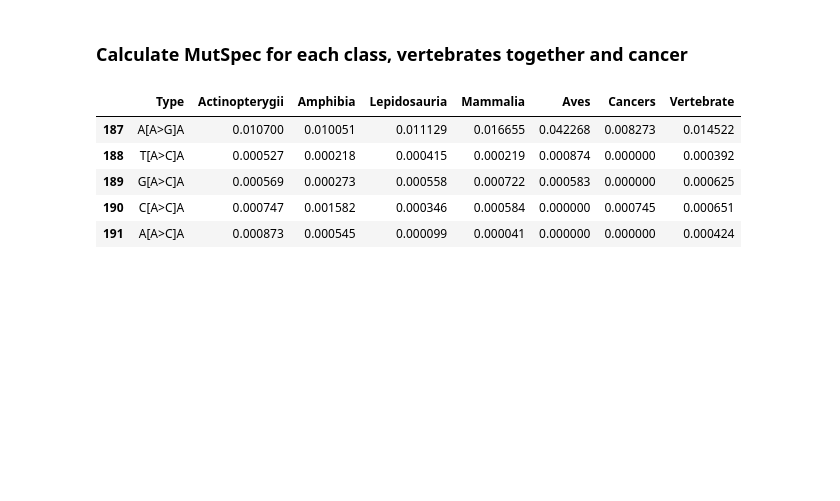
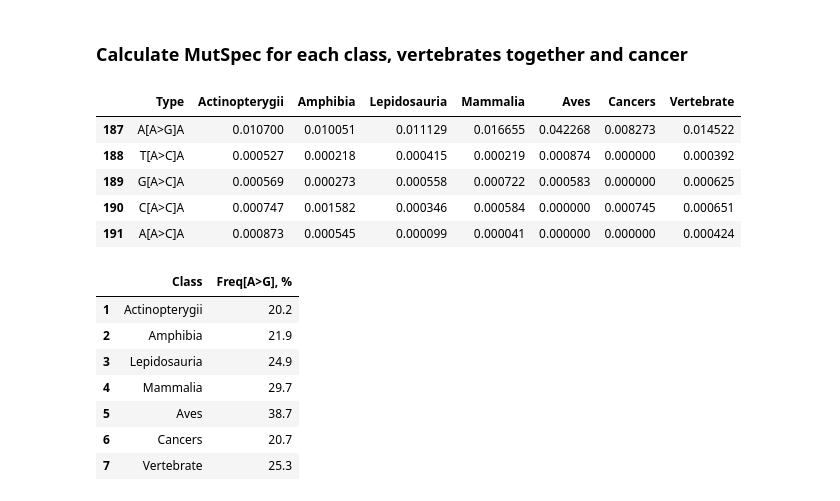
Before and after one commit to mitoclub/mtdna-192component-mutspec-chordata, a Jupyter notebook: scripts/signatures_analysis.ipynb, the cells around one changed output. Saved outputs shown, nothing was run; the diff lists cells and outputs as text; code cells hidden in the pictures; blank space fills up the shorter version.

```diff
--- a/scripts/signatures_analysis.ipynb
+++ b/scripts/signatures_analysis.ipynb
@@ -1038,3 +1038,19 @@ supl_file1.tail(5)
 | 191 | A[A>C]A | 0.000873 | 0.000545 | 0.000099 | 0.000041 | 0.000000 | 0.000000 | 0.000424 |
 # %%
 supl_file1.to_csv('../ToPaper/SuplFiles/SupplementaryTable2.csv', index=False)
+# %%
+df = pd.read_csv("../ToPaper/SuplFiles/SupplementaryTable2.csv")
+colname = "Freq[A>G], %"
+df = df[df.Type.str.contains("A>G")].sum().rename(colname).reset_index().tail(7)
+df[colname] = df[colname].astype(float).round(3) * 100
+df.rename(columns={"index": "Class"}, inplace=True)
+df
+# %% [output]
+|  | Class | Freq[A>G], % |
+| 1 | Actinopterygii | 20.2 |
+| 2 | Amphibia | 21.9 |
+| 3 | Lepidosauria | 24.9 |
+| 4 | Mammalia | 29.7 |
+| 5 | Aves | 38.7 |
+| 6 | Cancers | 20.7 |
+| 7 | Vertebrate | 25.3 |
```
